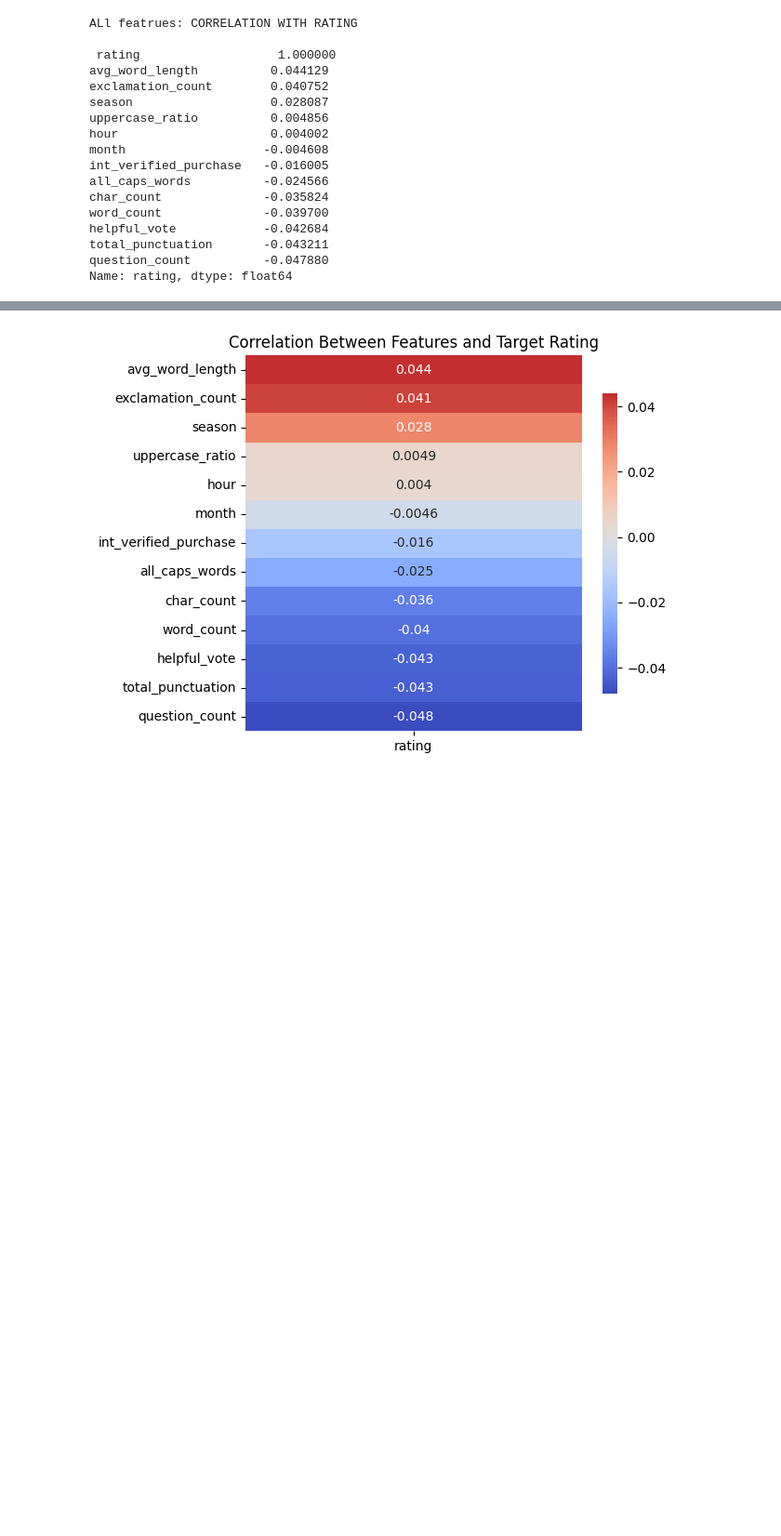
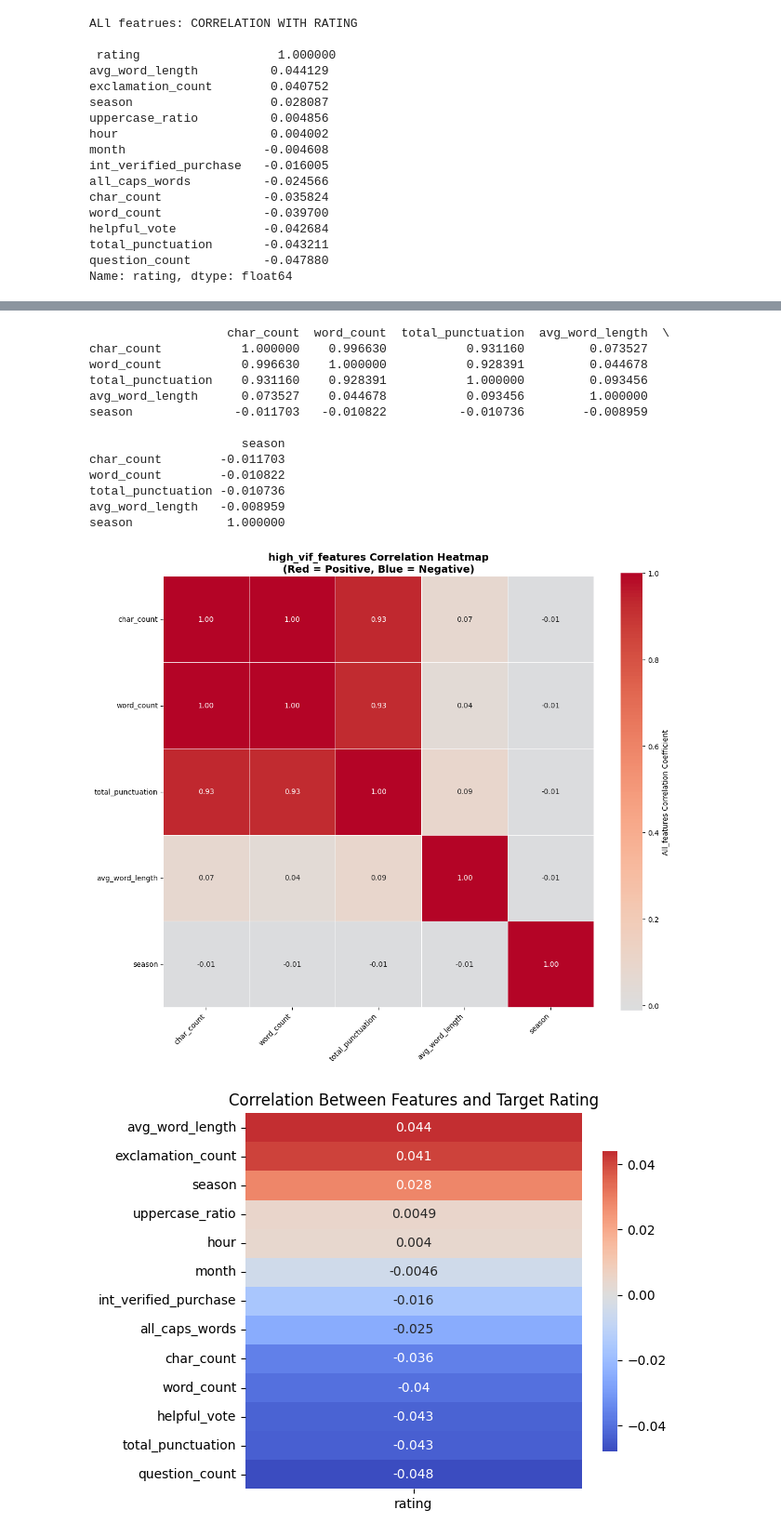
Before and after one commit to yifeica0/ECS171-Group8, a Jupyter notebook: FeatureSelection_AllFeature_correlation.ipynb, the cells around one changed output, grey strips where cells are left out. Shown at 93% size. Saved outputs shown, nothing was run; the diff lists cells and outputs as text; code cells hidden in the pictures; blank space fills up the shorter version.

Commit message:
add: multicollinearity check by different thresholds

```diff
--- a/FeatureSelection_AllFeature_correlation.ipynb
+++ b/FeatureSelection_AllFeature_correlation.ipynb
@@ -282,3 +366,41 @@ Recommendation: Keep only one feature from each highly correlated pair
+# %%
+# 2.3.  Check for multicollinearity - VIF
+high_vif_features = ['char_count', 'word_count', 'total_punctuation', 'avg_word_length', 'season']
+
+corr_matrix = df[high_vif_features].corr()
+print(corr_matrix)
+
+# Plot heatmap
+plt.figure(figsize=(12, 10))
+sns.heatmap(corr_matrix,
+            annot=True,           # Show correlation values
+            fmt='.2f',            # 2 decimal places
+            cmap='coolwarm',      # Color scheme
+            center=0,             # Center colormap at 0
+            square=True,          # Make cells square
+            linewidths=0.5,       # Grid lines
+            cbar_kws={'label': 'All_features Correlation Coefficient'})
+
+plt.title('high_vif_features Correlation Heatmap\n(Red = Positive, Blue = Negative)',
+          fontsize=14, fontweight='bold')
+plt.xticks(rotation=45, ha='right')
+plt.yticks(rotation=0)
+plt.tight_layout()
+# %% [output]
+                   char_count  word_count  total_punctuation  avg_word_length  \
+char_count           1.000000    0.996630           0.931160         0.073527
+word_count           0.996630    1.000000           0.928391         0.044678
+total_punctuation    0.931160    0.928391           1.000000         0.093456
+avg_word_length      0.073527    0.044678           0.093456         1.000000
+season              -0.011703   -0.010822          -0.010736        -0.008959
+
+                     season
+char_count        -0.011703
+word_count        -0.010822
+total_punctuation -0.010736
+avg_word_length   -0.008959
+season             1.000000
+[figure, added]
 # %%
 # 3. DESCENDING CORRELATION VISUALIZATION
 corr_features_all = ["rating"] + features
```
Also changed, not shown: parts of 4 cells of this notebook.
